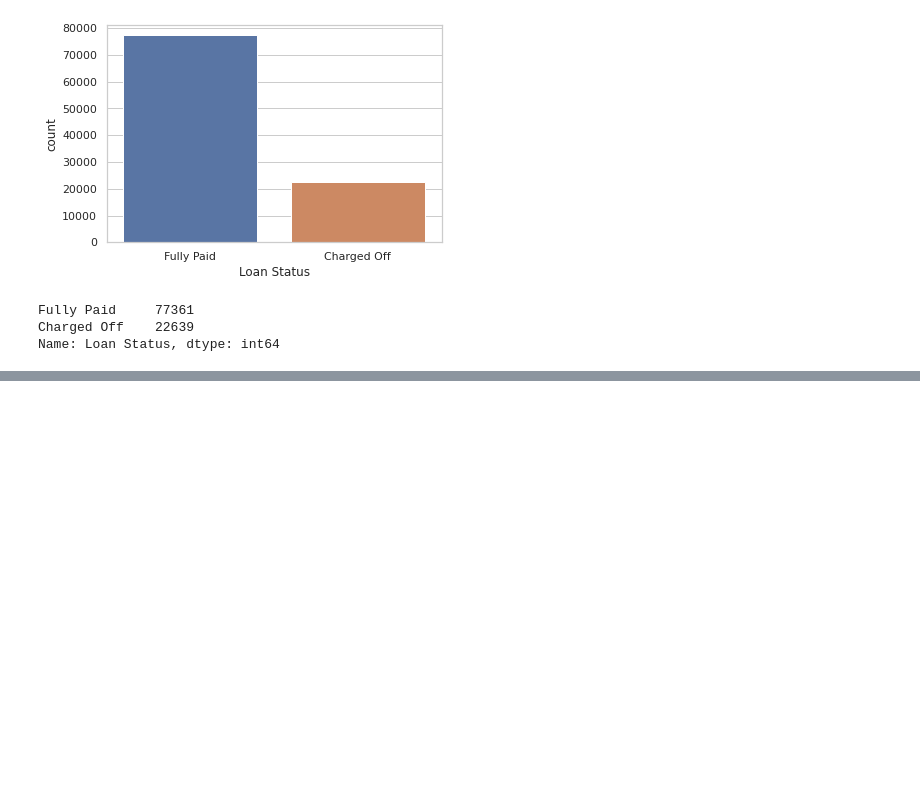
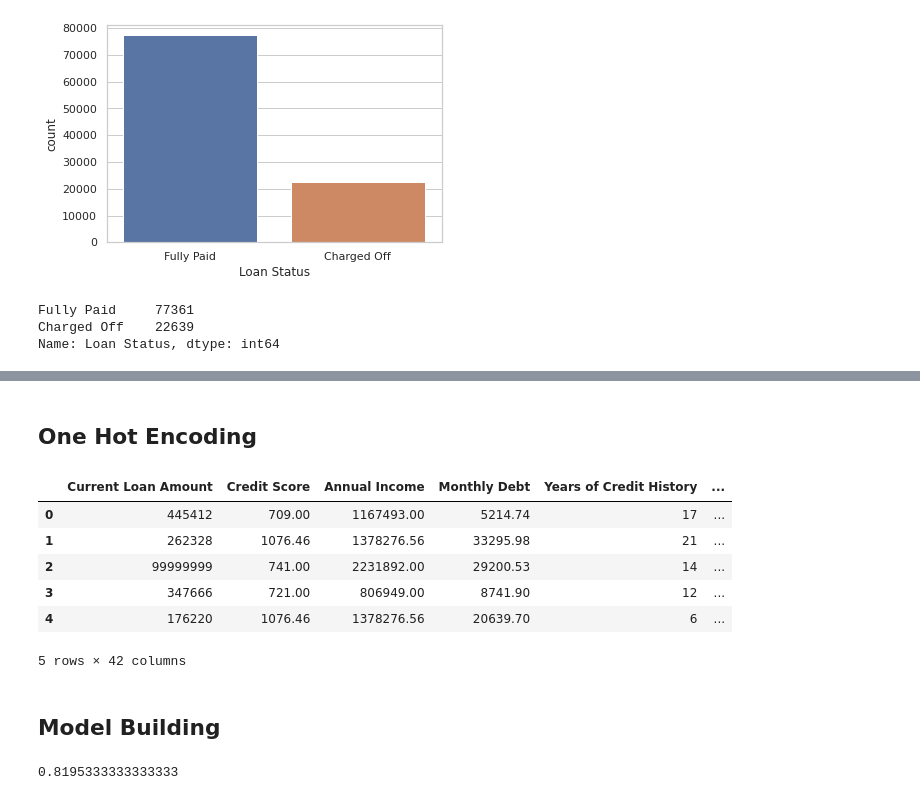
Before and after one commit to Ayobami6/ProjectCollaboration.github.io, a Jupyter notebook: Loan_Prediction_Project.ipynb, the cells around one changed output, grey strips where cells are left out. Saved outputs shown, nothing was run; the diff lists cells and outputs as text; code cells hidden in the pictures; blank space fills up the shorter version.

```diff
--- a/Loan_Prediction_Project.ipynb
+++ b/Loan_Prediction_Project.ipynb
@@ -372,0 +409,15 @@ top5_rows(df_data_1)
+# %% [markdown]
+## **One Hot Encoding**
+# %%
+X = pd.get_dummies(X, drop_first=False)
+top5_rows(X)
+# %% [output]
+|  | Current Loan Amount | Credit Score | Annual Income | Monthly Debt | Years of Credit History | ... |
+| 0 | 445412 | 709.00 | 1167493.00 | 5214.74 | 17 | ... |
+| 1 | 262328 | 1076.46 | 1378276.56 | 33295.98 | 21 | ... |
+| 2 | 99999999 | 741.00 | 2231892.00 | 29200.53 | 14 | ... |
+| 3 | 347666 | 721.00 | 806949.00 | 8741.90 | 12 | ... |
+| 4 | 176220 | 1076.46 | 1378276.56 | 20639.70 | 6 | ... |
+5 rows × 42 columns
+# %% [markdown]
+## Model Building
@@ -372,0 +428,8 @@ top5_rows(df_data_1)
+# %%
+from sklearn.linear_model import LogisticRegression
+lr = LogisticRegression(max_iter=10000)
+lr.fit(X_train, y_train)
+y_pred = lr.predict(X_test)
+accuracy_score(y_test, y_pred)
+# %% [output]
+0.8195333333333333
```
Also changed, not shown: parts of 6 cells of this notebook.
